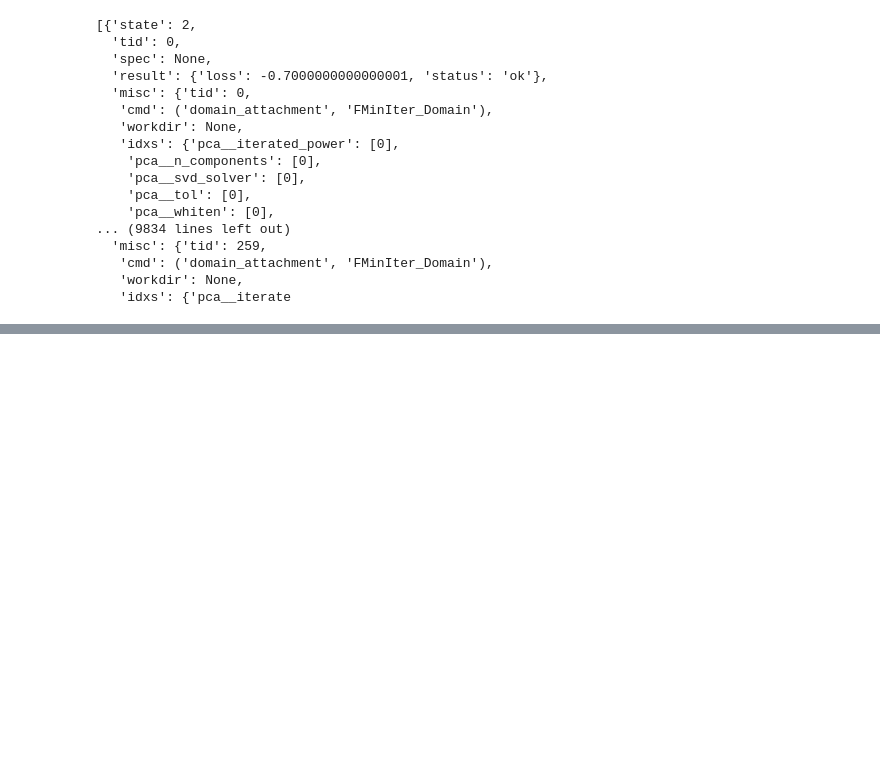
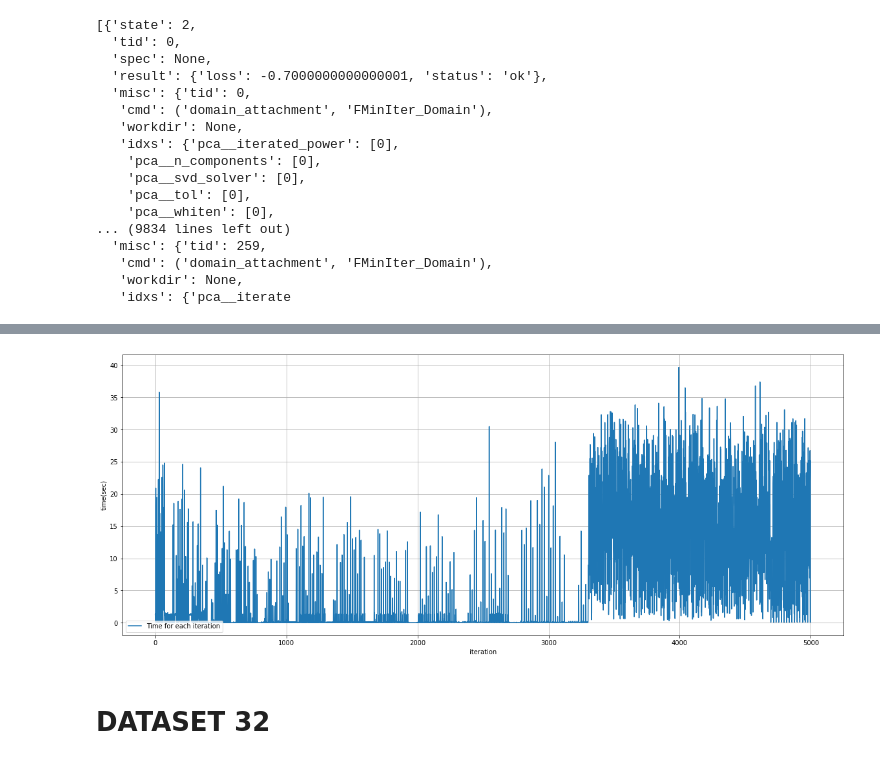
Before and after one commit to Milad-abbaszadeh/hyperopt, a Jupyter notebook: ipythons/experiment_result.ipynb, the cells around one changed output, grey strips where cells are left out. Cells and saved outputs as stored; diff of their text form; code cells hidden in the pictures; blank space fills up the shorter version.

```diff
--- a/ipythons/experiment_result.ipynb
+++ b/ipythons/experiment_result.ipynb
@@ -201,0 +249,7 @@ trials_baseline_1000.trials
+# %%
+time5 = time_tracker(trials_bigsearchspace_5000)
+time_plot(time5,'Time for each iteration','iteration','time(sec)')
+# %% [output]
+[figure, added]
+# %% [markdown]
+# DATASET 32
```
Also changed, not shown: parts of 21 cells of this notebook, 2 other files.
